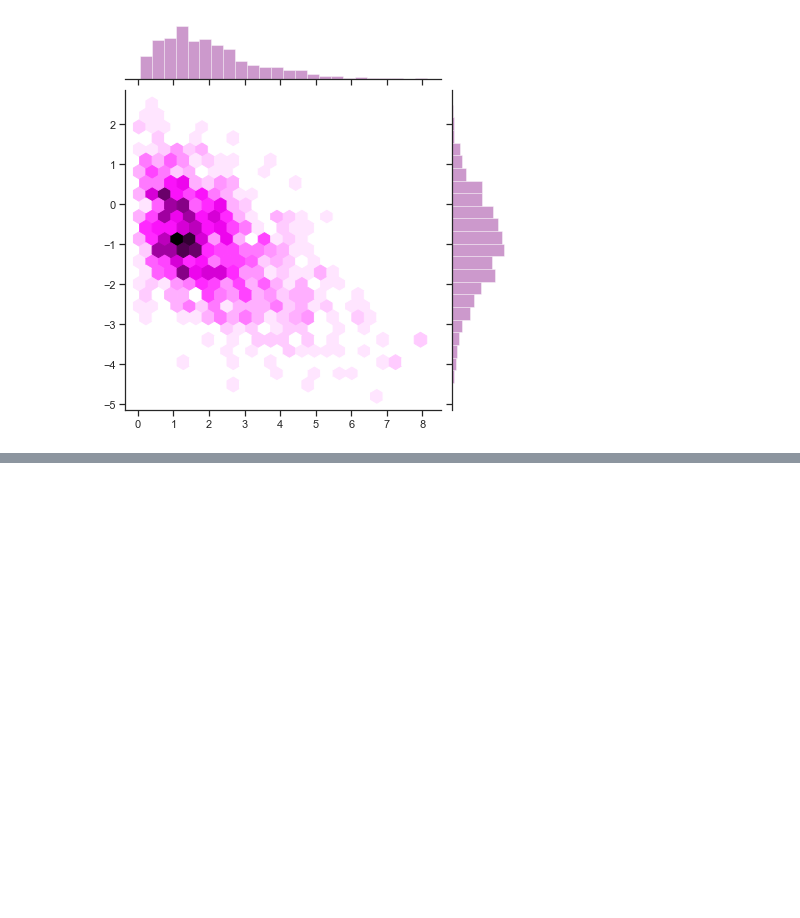
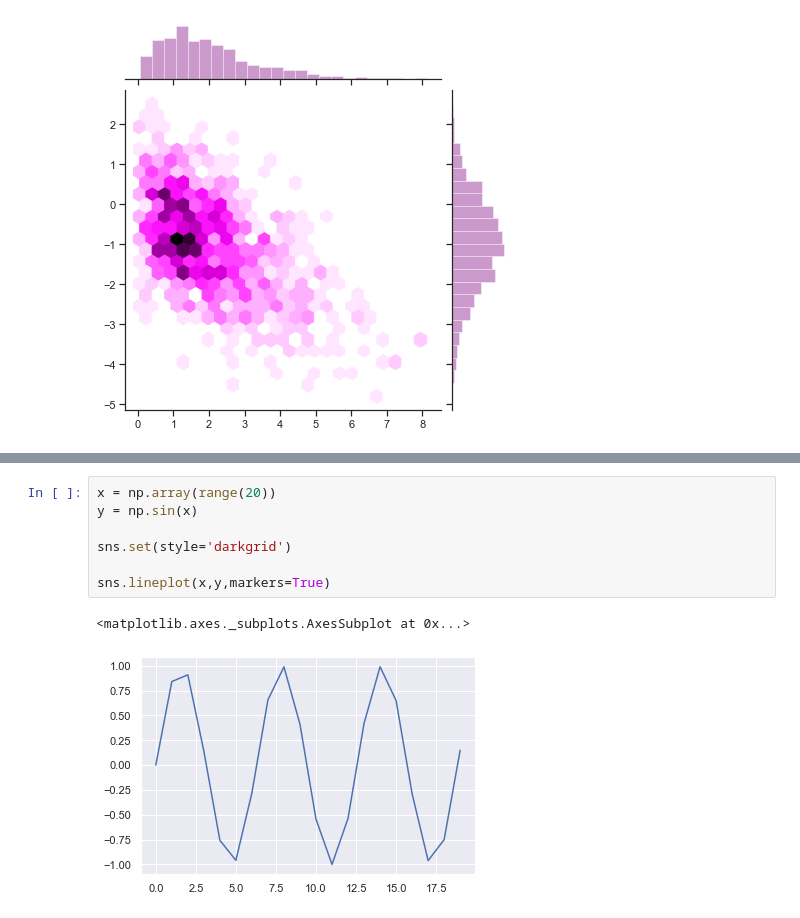
Before and after one commit to rmutalik/ongoing-project, a Jupyter notebook: MIMIC-III.ipynb, the cells around one changed output, grey strips where cells are left out. Cells and saved outputs as stored; diff of their text form; blank space fills up the shorter version.

```diff
--- a/MIMIC-III.ipynb
+++ b/MIMIC-III.ipynb
@@ -673,0 +686,10 @@ sns.jointplot(x, y, kind="hex", color="purple")
+# %%
+x = np.array(range(20))
+y = np.sin(x)
+
+sns.set(style='darkgrid')
+
+sns.lineplot(x,y,markers=True)
+# %% [output]
+<matplotlib.axes._subplots.AxesSubplot at 0x...>
+[figure, added]
```
Also changed, not shown: parts of 21 cells of this notebook.
